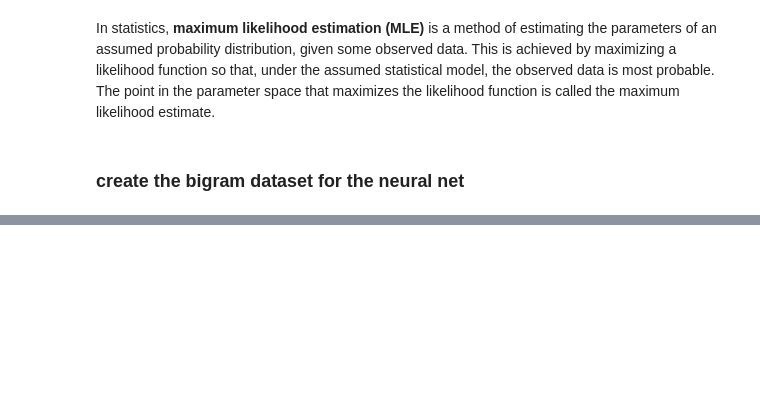
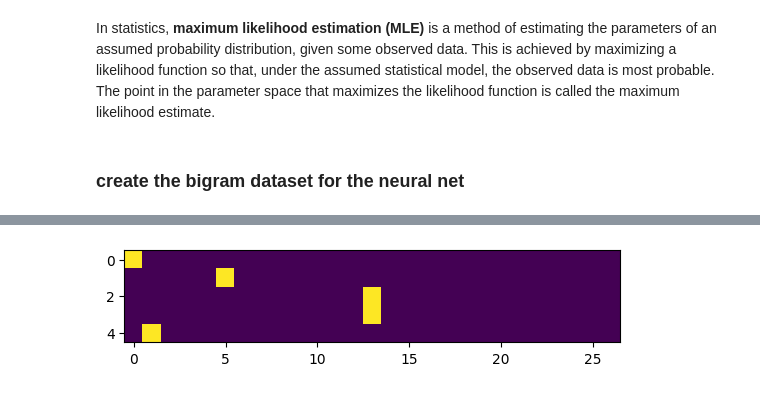
Before and after one commit to kanavgoyal898/makemore, a Jupyter notebook: makemore.ipynb, the cells around one changed output, grey strips where cells are left out. Drawn from its saved outputs; the diff is of its cells as text; code cells hidden in the pictures; blank space fills up the shorter version.

```diff
--- a/makemore.ipynb
+++ b/makemore.ipynb
@@ -174,0 +177,4 @@ ys = torch.tensor(ys)
+# %%
+import torch.nn.functional as F
+xenc = F.one_hot(xs, num_classes=27).float()
+yenc = F.one_hot(ys, num_classes=27).float()
@@ -174,0 +201,4 @@ ys = torch.tensor(ys)
+# %%
+plt.imshow(xenc[:5]);
+# %% [output]
+[figure, added]
```
Also changed, not shown: parts of 4 cells of this notebook.
